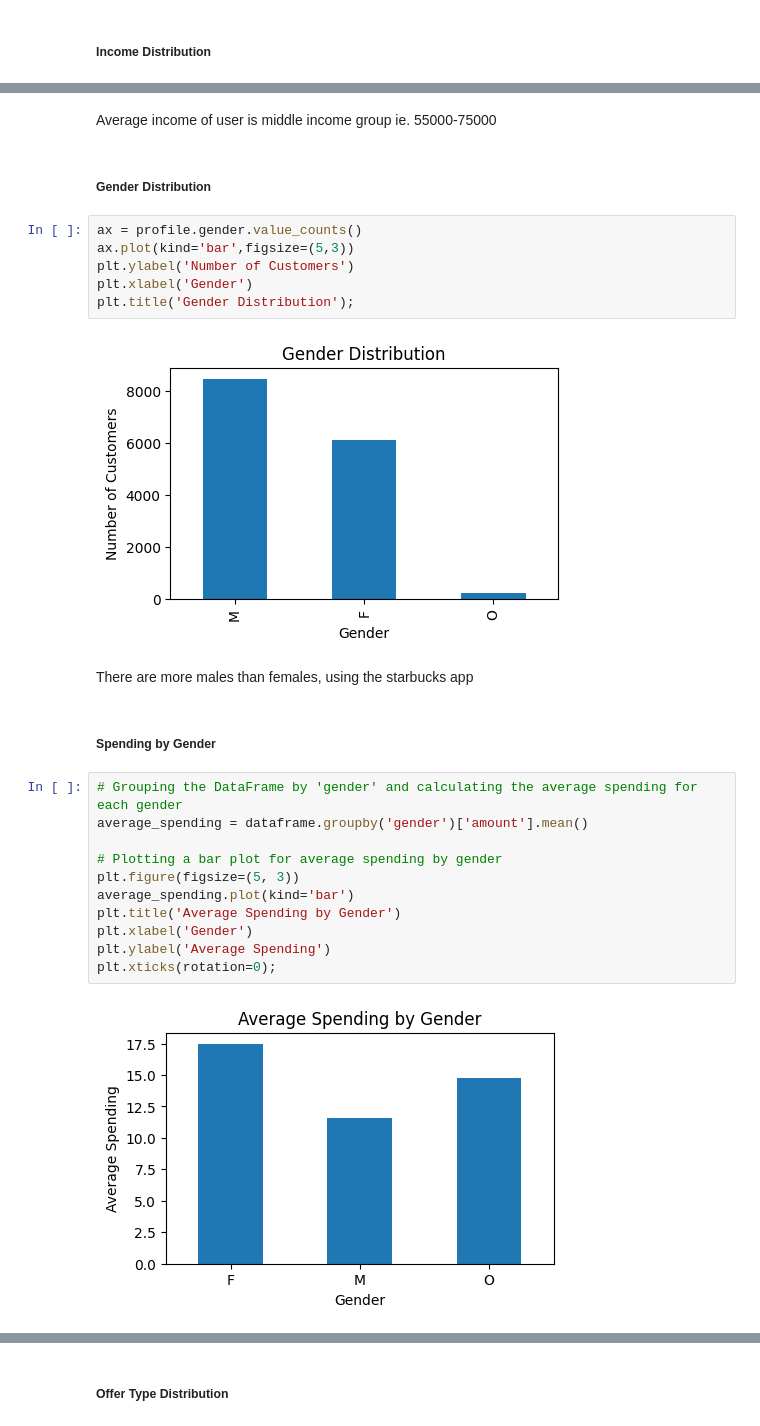
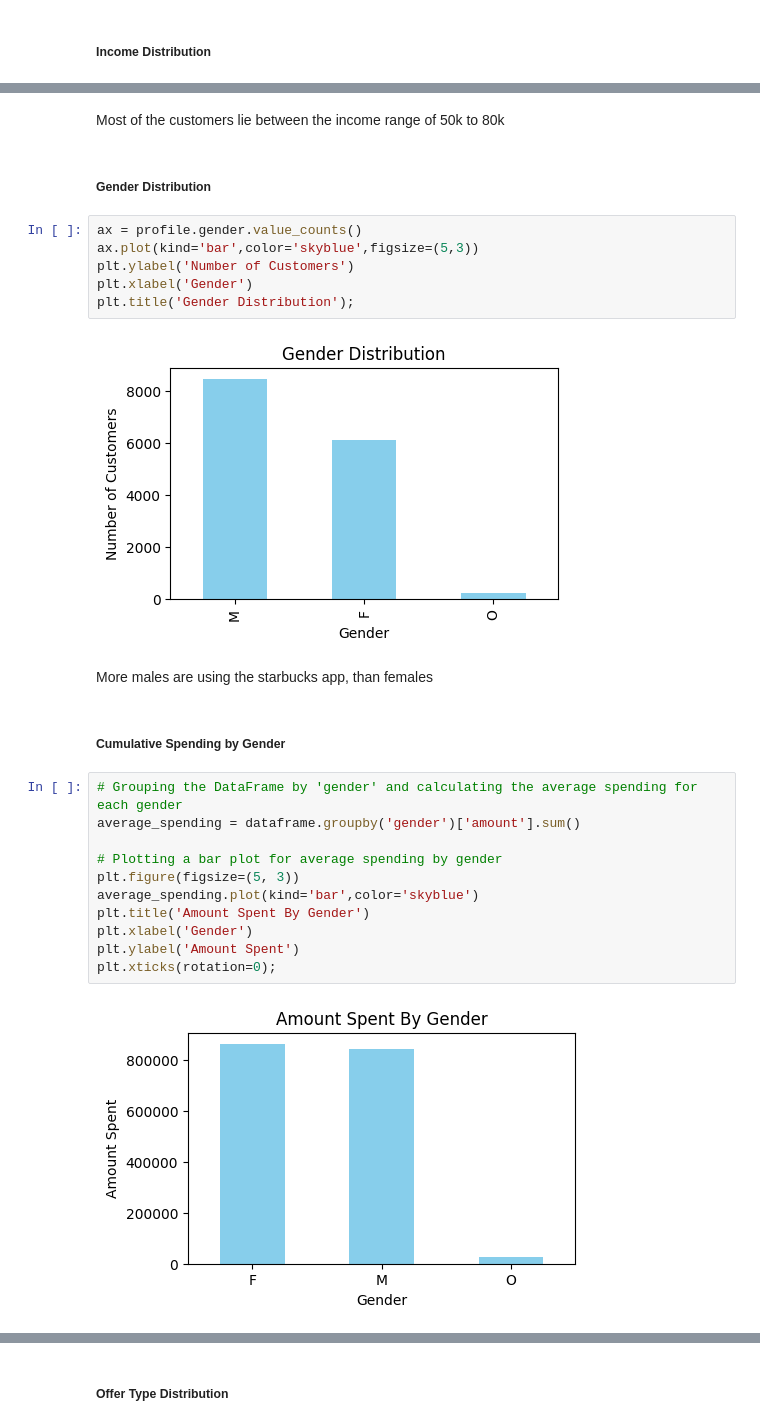
Before and after one commit to bangamaitri/datascience_starbucks_project, a Jupyter notebook: Starbucks_Capstone_notebook.ipynb, the cells around one changed output, grey strips where cells are left out. Cells and saved outputs as stored; diff of their text form.

```diff
--- a/Starbucks_Capstone_notebook.ipynb
+++ b/Starbucks_Capstone_notebook.ipynb
@@ -411,29 +332,29 @@ plt.title('Income Distribution');
-# %% [markdown]
-Average income of user is middle income group ie. 55000-75000
+# %% [markdown]
+Most of the customers lie between the income range of 50k to 80k
 # %% [markdown]
 ##### Gender Distribution
 # %%
 ax = profile.gender.value_counts()
-ax.plot(kind='bar',figsize=(5,3))
+ax.plot(kind='bar',color='skyblue',figsize=(5,3))
 plt.ylabel('Number of Customers')
 plt.xlabel('Gender')
 plt.title('Gender Distribution');
 # %% [output]
-[figure, old version]
+[figure, new version]
 # %% [markdown]
-There are more males than females, using the starbucks app
+More males are using the starbucks app, than females
 # %% [markdown]
-##### Spending by Gender
+##### Cumulative Spending by Gender
 # %%
 # Grouping the DataFrame by 'gender' and calculating the average spending for each gender
-average_spending = dataframe.groupby('gender')['amount'].mean()
+average_spending = dataframe.groupby('gender')['amount'].sum()
 
 # Plotting a bar plot for average spending by gender
 plt.figure(figsize=(5, 3))
-average_spending.plot(kind='bar')
-plt.title('Average Spending by Gender')
+average_spending.plot(kind='bar',color='skyblue')
+plt.title('Amount Spent By Gender')
 plt.xlabel('Gender')
-plt.ylabel('Average Spending')
+plt.ylabel('Amount Spent')
 plt.xticks(rotation=0);
 # %% [output]
-[figure, old version]
+[figure, new version]
```
Also changed, not shown: parts of 57 cells of this notebook.
